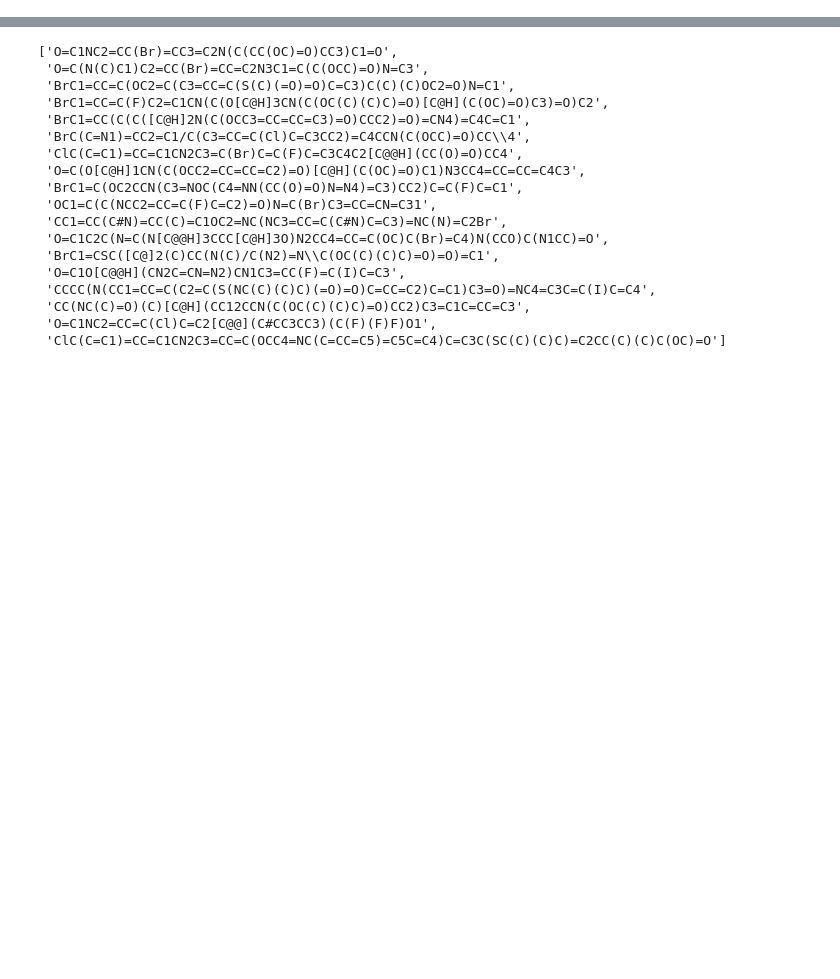
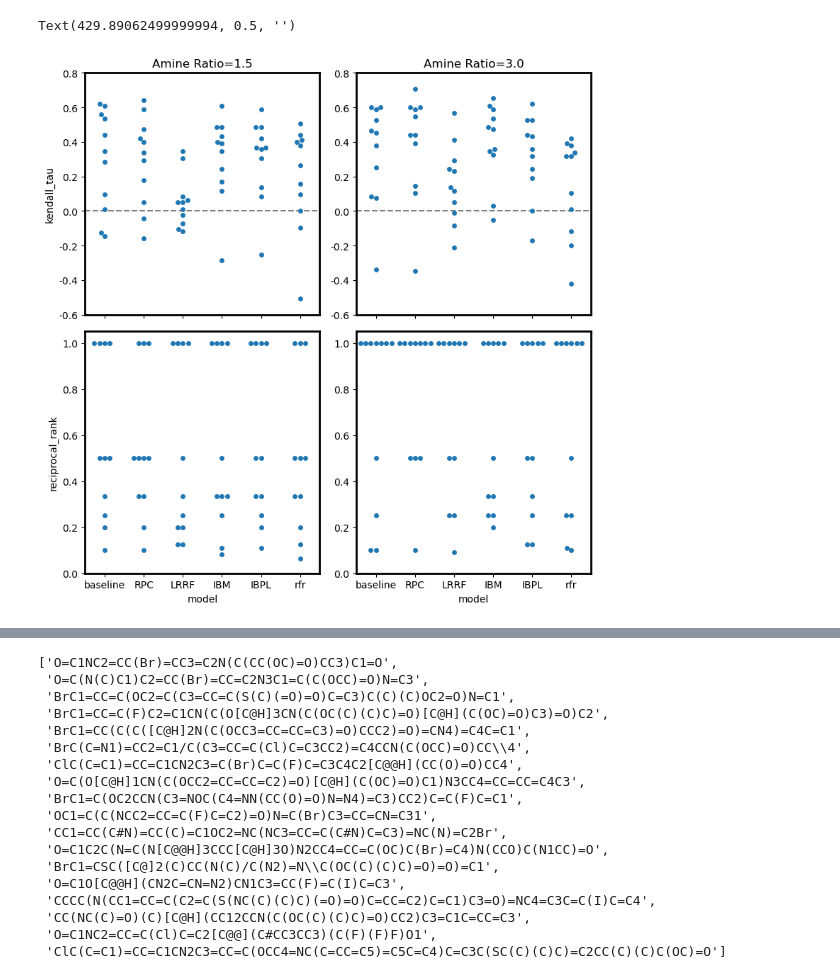
Before and after one commit to ZimmermanGroup/LabelRanking, a Jupyter notebook: informer_analysis.ipynb, the cells around one changed output, grey strips where cells are left out. Saved outputs shown, nothing was run; the diff lists cells and outputs as text; code cells hidden in the pictures; blank space fills up the shorter version.

Commit message:
Included label ranking algorithms for informer dataset

```diff
--- a/informer_analysis.ipynb
+++ b/informer_analysis.ipynb
@@ -5,0 +7,23 @@ import seaborn as sns
+# %%
+informer_perf_dict = joblib.load("performance_excels/informer_performance_dict_amine_ratio.joblib")
+fig, ax = plt.subplots(nrows=2, ncols=2, figsize=(8,8), sharex=True, tight_layout=True)
+for i in range(2) :
+    sns.swarmplot(informer_perf_dict[i], x="model", y="kendall_tau", ax=ax[0,i])
+    sns.swarmplot(informer_perf_dict[i], x="model", y="reciprocal_rank", ax=ax[1,i])
+    ax[0,i].set_ylim(-0.6,0.8)
+    ax[0,i].set_yticks([round(x,1) for x in np.arange(-0.6,0.9,0.2)])
+    ax[0,i].set_yticklabels([round(x,1) for x in np.arange(-0.6,0.9,0.2)])
+    ax[0,i].axhline(0,0,1,c="grey",ls="--")
+    ax[1,i].set_ylim(0,1.05)
+    ax[1,i].set_yticks([round(x,1) for x in np.arange(0,1.1,0.2)])
+    ax[1,i].set_yticklabels([round(x,1) for x in np.arange(0,1.1,0.2)])
+    for axis in ['top', 'bottom', 'left', 'right']:
+        ax[0,i].spines[axis].set_linewidth(2)
+        ax[1,i].spines[axis].set_linewidth(2)
+ax[0,0].set_title("Amine Ratio=1.5")
+ax[0,1].set_title("Amine Ratio=3.0")
+ax[0,1].set_ylabel("")
+ax[1,1].set_ylabel("")
+# %% [output]
+Text(429.89062499999994, 0.5, '')
+[figure, added]
```
Also changed, not shown: parts of 6 cells of this notebook, 1 other file.
